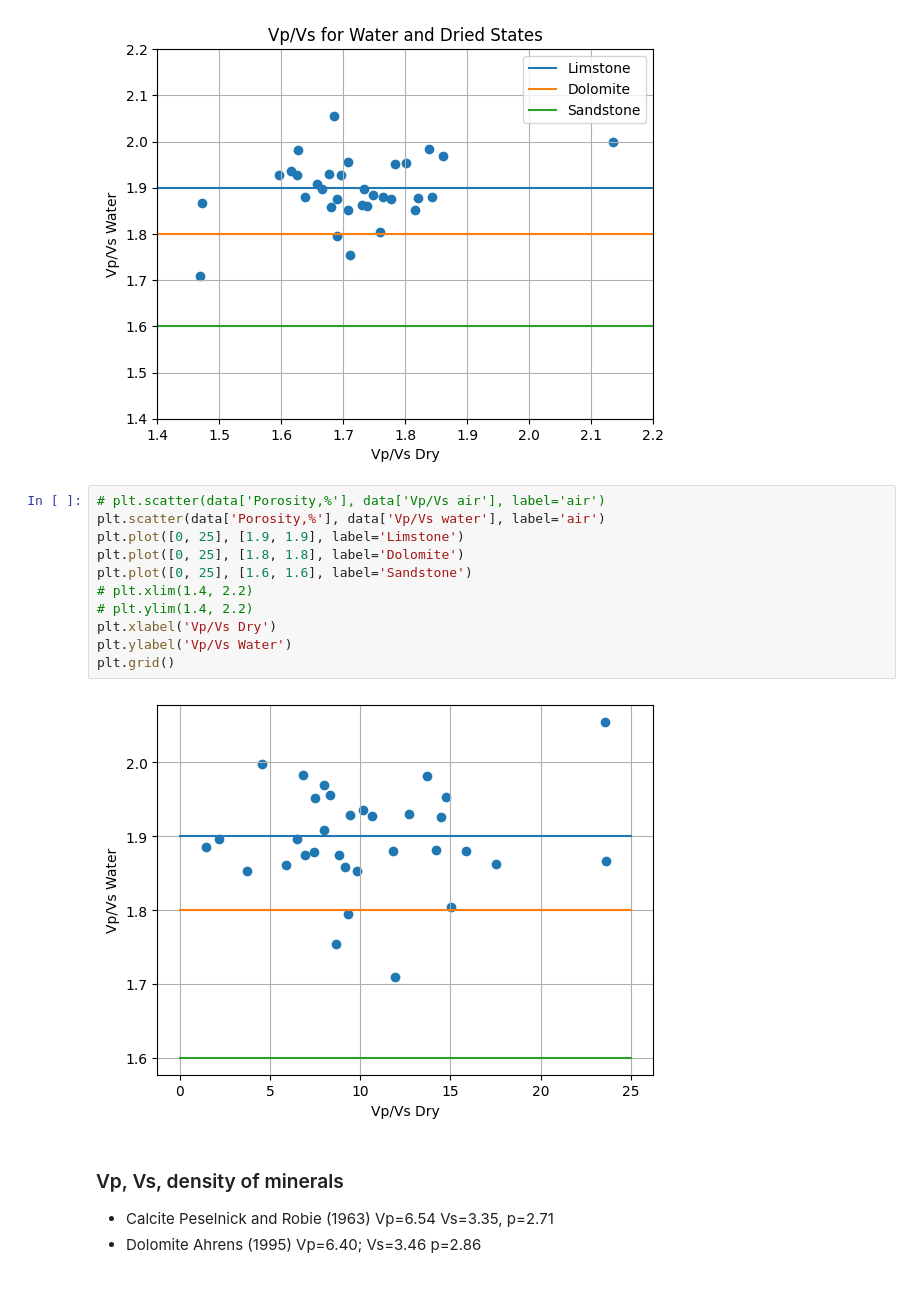
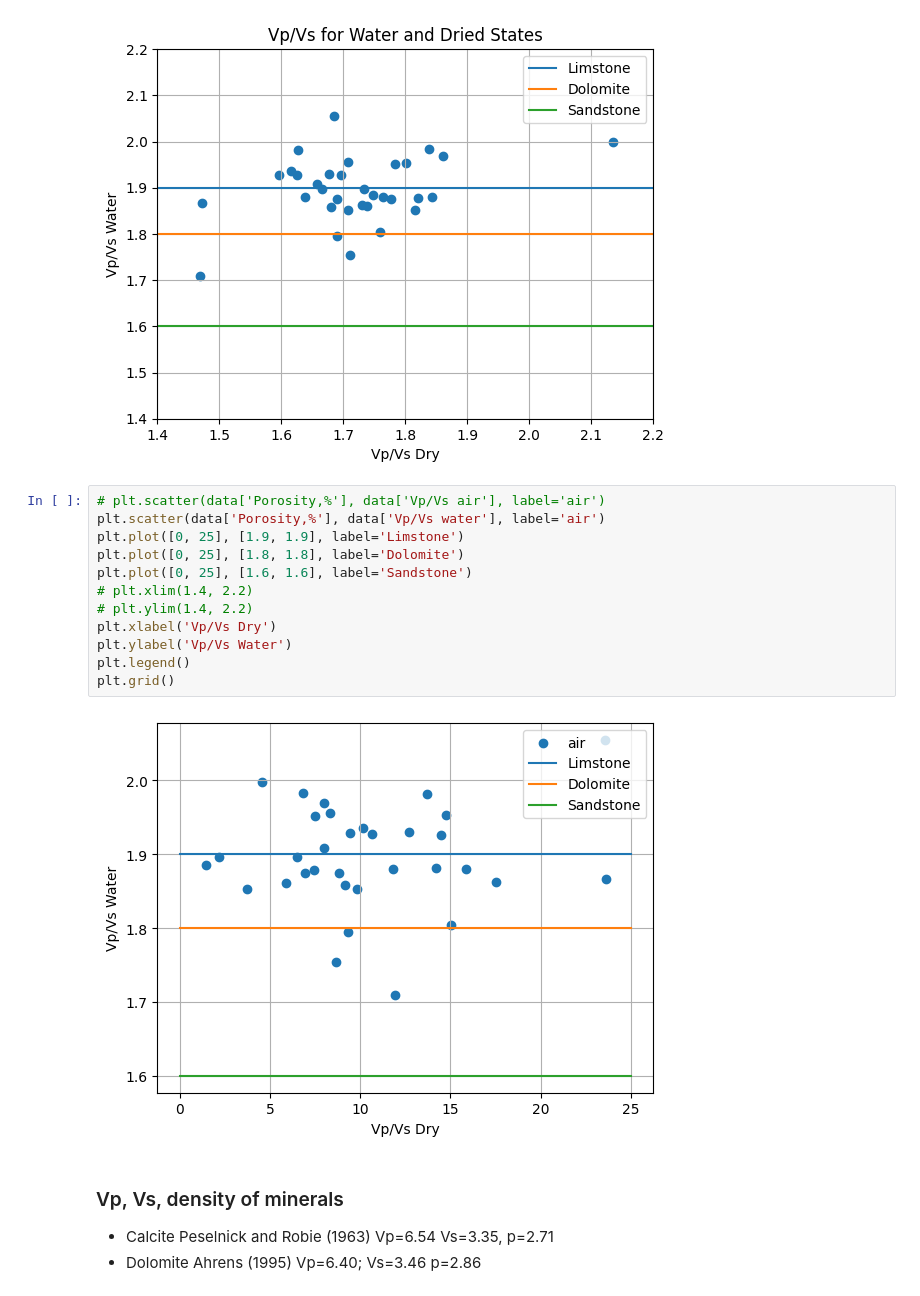
Before and after one commit to MariiaKalinina/Elasticity, a Jupyter notebook: Tver_elastisity_update_v1.ipynb, the cells around one changed output. Drawn from its saved outputs; the diff is of its cells as text.

```diff
--- a/Tver_elastisity_update_v1.ipynb
+++ b/Tver_elastisity_update_v1.ipynb
@@ -140,16 +134,17 @@ plt.grid()
 # %%
 # plt.scatter(data['Porosity,%'], data['Vp/Vs air'], label='air')
 plt.scatter(data['Porosity,%'], data['Vp/Vs water'], label='air')
 plt.plot([0, 25], [1.9, 1.9], label='Limstone')
 plt.plot([0, 25], [1.8, 1.8], label='Dolomite')
 plt.plot([0, 25], [1.6, 1.6], label='Sandstone')
 # plt.xlim(1.4, 2.2)
 # plt.ylim(1.4, 2.2)
 plt.xlabel('Vp/Vs Dry')
 plt.ylabel('Vp/Vs Water')
+plt.legend()
 plt.grid()
 # %% [output]
-[figure, old version]
+[figure, new version]
 # %% [markdown]
 ### Vp, Vs, density of minerals
 - Calcite Peselnick and Robie (1963) Vp=6.54 Vs=3.35, p=2.71
```
Also changed, not shown: parts of 8 cells of this notebook.
